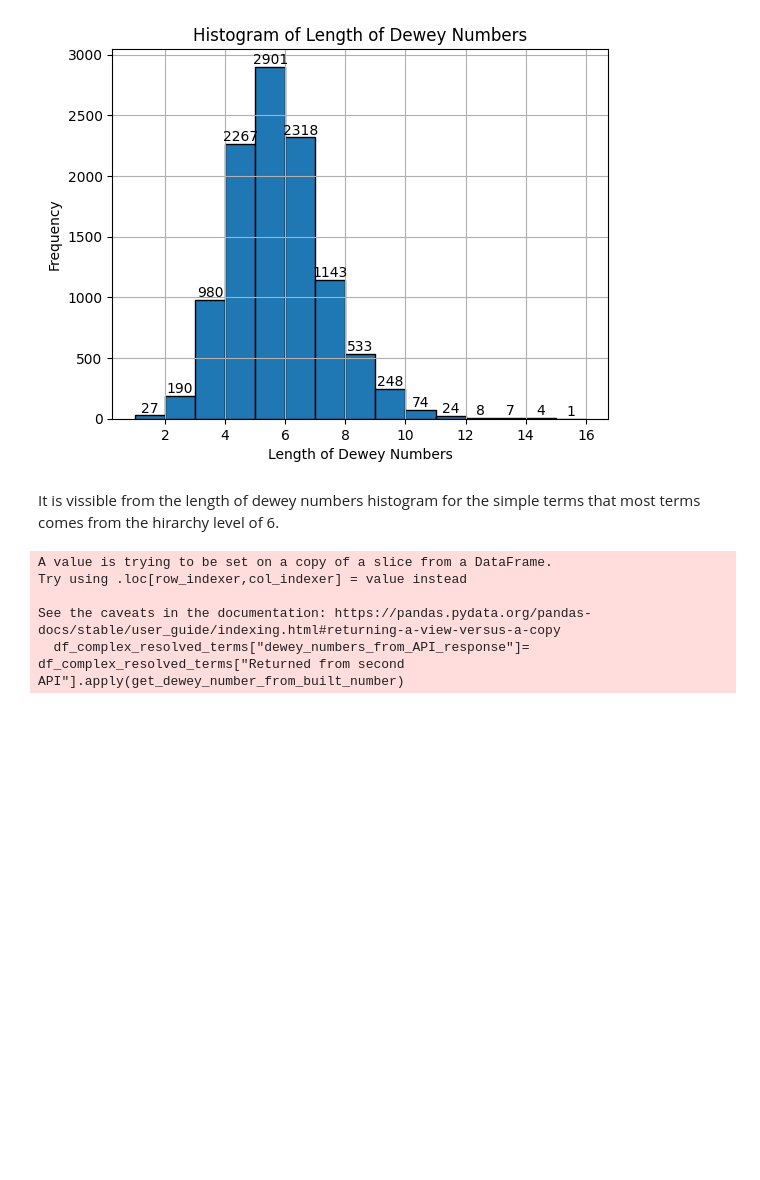
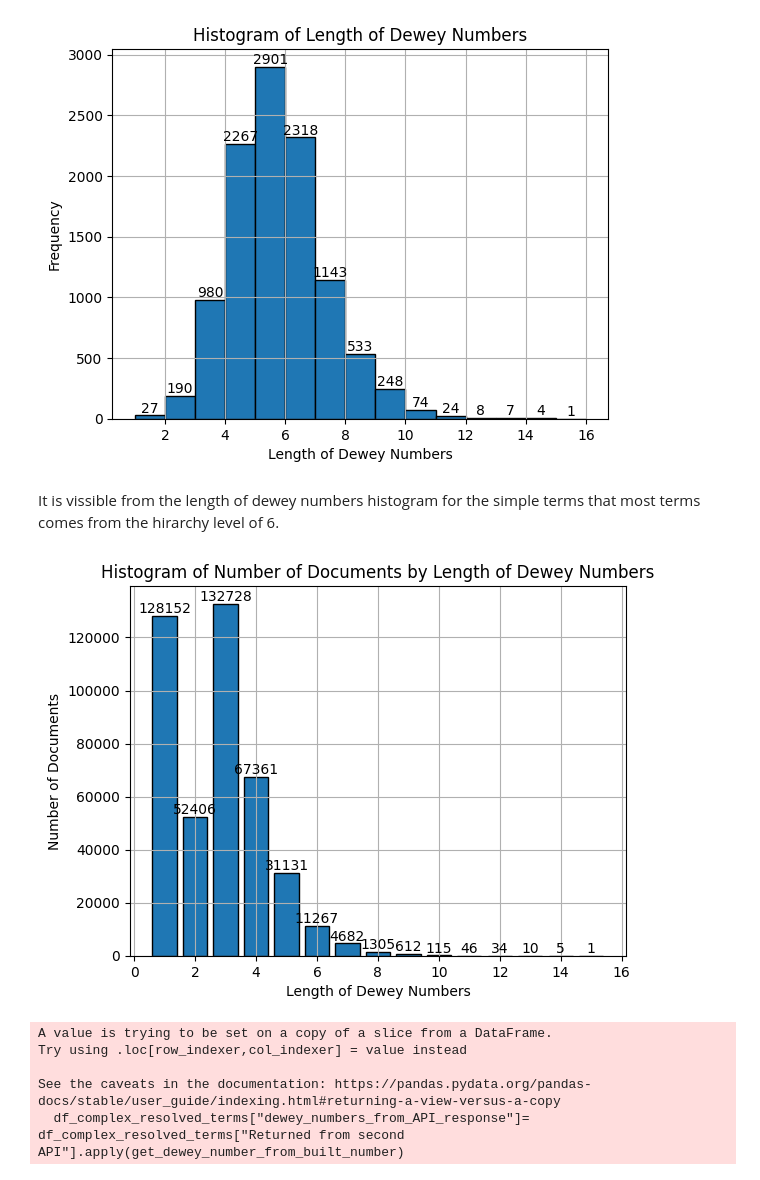
Before and after one commit to ahsanali2000/KSS-data-analysis, a Jupyter notebook: 4 overall_data_analysis.ipynb, the cells around one changed output. Saved outputs shown, nothing was run; the diff lists cells and outputs as text; code cells hidden in the pictures; blank space fills up the shorter version.

Commit message:
added histograms for documents

```diff
--- a/4 overall_data_analysis.ipynb
+++ b/4 overall_data_analysis.ipynb
@@ -150,6 +150,23 @@ plt.show()
 [figure]
 # %% [markdown]
 It is vissible from the length of dewey numbers histogram for the simple terms that most terms comes from the hirarchy level of 6.
+# %%
+grouped_data = df_with_valid_reponse_from_API.groupby('lenth_of_dewey_numbers')['count'].sum().reset_index()
+
+# Plot histogram
+plt.bar(grouped_data['lenth_of_dewey_numbers'], grouped_data['count'], edgecolor='black')
+
+# Annotate the bars with counts
+for index, row in grouped_data.iterrows():
+    plt.text(row['lenth_of_dewey_numbers'], row['count'] + 0.5, int(row['count']), ha='center', va='bottom', fontsize=10)
+
+plt.xlabel('Length of Dewey Numbers')
+plt.ylabel('Number of Documents')
+plt.title('Histogram of Number of Documents by Length of Dewey Numbers')
+plt.grid(True)
+plt.show()
+# %% [output]
+[figure, added]
 # %%
 df_complex_resolved_terms["dewey_numbers_from_API_response"]= df_complex_resolved_terms["Returned from second API"].apply(get_dewey_number_from_built_number)
 # %% [output]
```
Also changed, not shown: parts of 3 cells of this notebook, 1 other file.
